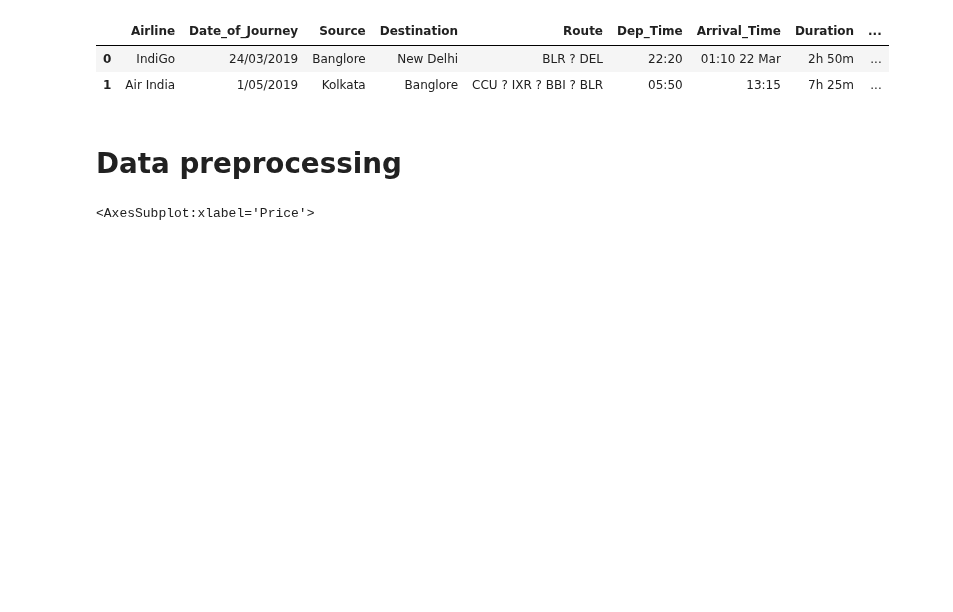
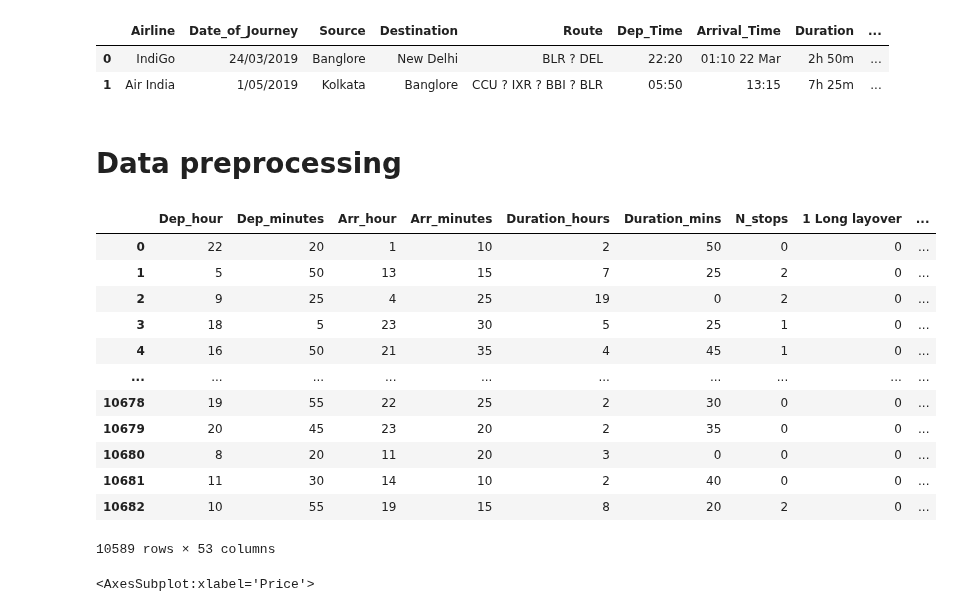
Before and after one commit to AnupamMisra/Data-science-projects, a Jupyter notebook: Flight_price/firstnb.ipynb, the cells around one changed output. Saved outputs shown, nothing was run; the diff lists cells and outputs as text; code cells hidden in the pictures; blank space fills up the shorter version.

```diff
--- a/Flight_price/firstnb.ipynb
+++ b/Flight_price/firstnb.ipynb
@@ -152,3 +154,19 @@ X,y=preprocess(df)
+# %%
+X
+# %% [output]
+|  | Dep_hour | Dep_minutes | Arr_hour | Arr_minutes | Duration_hours | Duration_mins | N_stops | 1 Long layover | ... |
+| 0 | 22 | 20 | 1 | 10 | 2 | 50 | 0 | 0 | ... |
+| 1 | 5 | 50 | 13 | 15 | 7 | 25 | 2 | 0 | ... |
+| 2 | 9 | 25 | 4 | 25 | 19 | 0 | 2 | 0 | ... |
+| 3 | 18 | 5 | 23 | 30 | 5 | 25 | 1 | 0 | ... |
+| 4 | 16 | 50 | 21 | 35 | 4 | 45 | 1 | 0 | ... |
+| ... | ... | ... | ... | ... | ... | ... | ... | ... | ... |
+| 10678 | 19 | 55 | 22 | 25 | 2 | 30 | 0 | 0 | ... |
+| 10679 | 20 | 45 | 23 | 20 | 2 | 35 | 0 | 0 | ... |
+| 10680 | 8 | 20 | 11 | 20 | 3 | 0 | 0 | 0 | ... |
+| 10681 | 11 | 30 | 14 | 10 | 2 | 40 | 0 | 0 | ... |
+| 10682 | 10 | 55 | 19 | 15 | 8 | 20 | 2 | 0 | ... |
+10589 rows × 53 columns
 # %%
 sns.boxplot(y)
 # %% [output]
```
Also changed, not shown: parts of 8 cells of this notebook, 2 other files.
